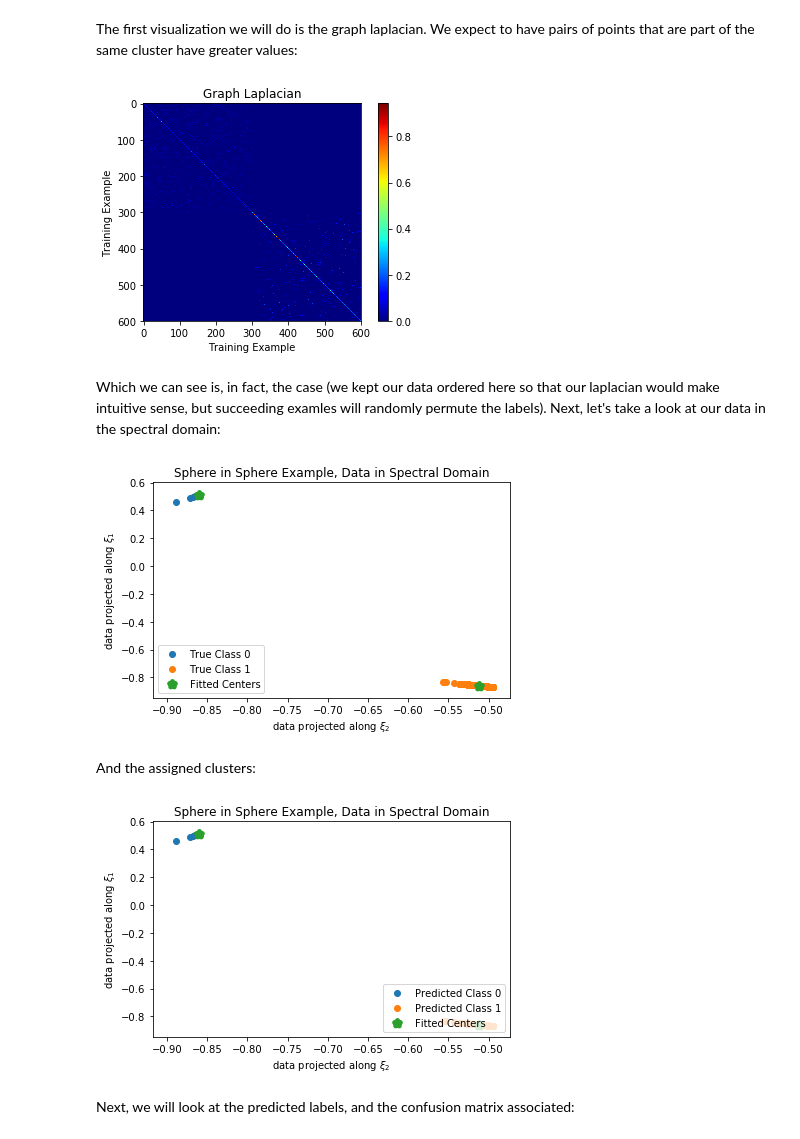
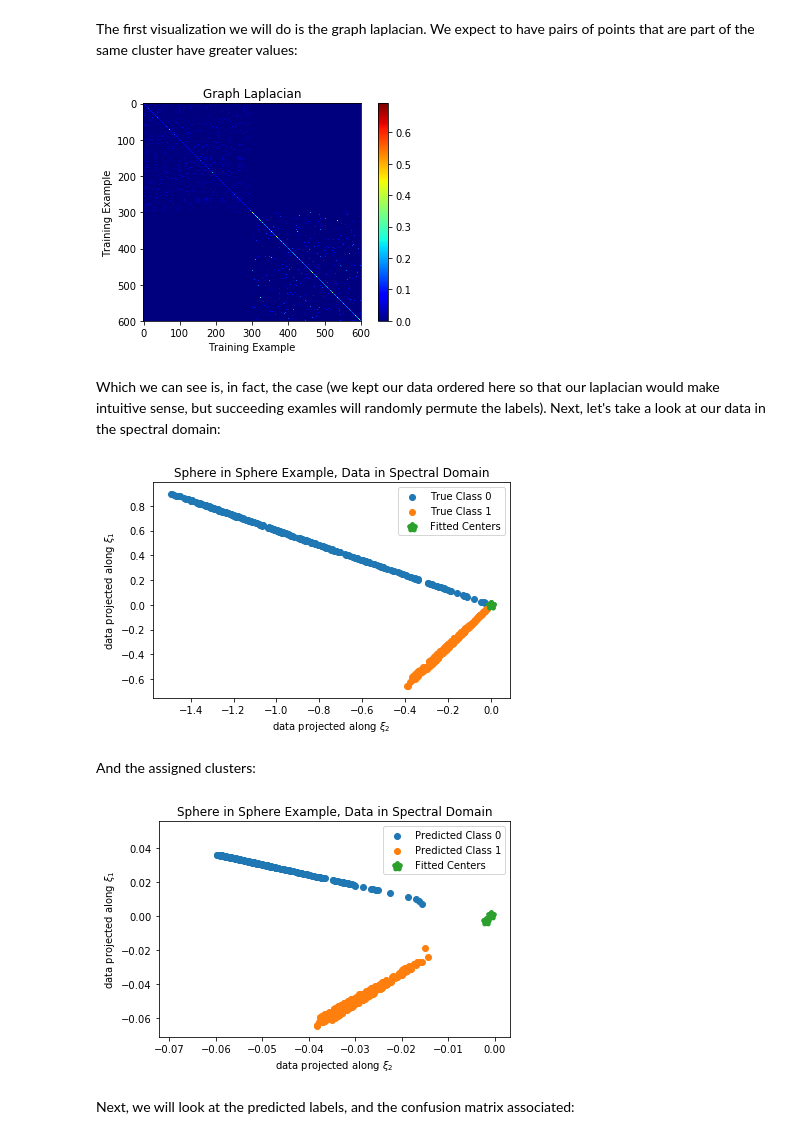
Before and after one commit to ebridge2/ams_446, a Jupyter notebook: Spectral.ipynb, the cells around one changed output. Cells and saved outputs as stored; diff of their text form; code cells hidden in the pictures.

Commit message:
updated spectral

```diff
--- a/Spectral.ipynb
+++ b/Spectral.ipynb
@@ -71,19 +71,19 @@ fig.show()
 # %% [markdown]
 We perform our clustering:
 # %%
-km = Kmeans(K=2)
-sp = Spectral(dim=2, kernel=RBF_kernel(np.sqrt(0.05)), clust=km, method='Ng')
+km = Kmeans(K=2, wt=True)
+sp = Spectral(dim=2, kernel=RBF_kernel(0.25), clust=km, method='Bach')
 sp.fit(data)
 # %% [markdown]
 The first visualization we will do is the graph laplacian. We expect to have pairs of points that are part of the same cluster have greater values:
 # %%
-spec_dat = sp.spectral_data()
+spec_dat = sp.spectral_data().dot(np.reciprocal(np.sqrt(sp._d))*np.identity(n*2,))
 spec_cent = sp.spectral_centers()
 
 L = sp.get_laplacian()
 flap = plot_laplacian(L)
 # %% [output]
-[figure, old version]
+[figure, new version]
 # %% [markdown]
 Which we can see is, in fact, the case (we kept our data ordered here so that our laplacian would make intuitive sense, but succeeding examles will randomly permute the labels). Next, let's take a look at our data in the spectral domain:
 # %%
@@ -97,36 +97,36 @@ scat3 = ax.scatter(spec_cent[0, :], spec_cent[1, :],
 ax.set_title('Sphere in Sphere Example, Data in Spectral Domain')
 ax.legend((scat1, scat2, scat3),
           ('True Class 0', 'True Class 1', 'Fitted Centers'),
-          loc='lower left')
+          loc='upper right')
 ax.set_ylabel(r'data projected along $\xi_1$')
 ax.set_xlabel(r'data projected along $\xi_2$')
 fig.tight_layout()
 fig.show()
 # %% [output]
-[figure, old version]
+[figure, new version]
 # %% [markdown]
 And the assigned clusters:
 # %%
 # visualize
 pred_labels = sp.get_assignments()
 fig = plt.figure()
 ax = fig.add_subplot(111)
 scat1 = ax.scatter(spec_dat[0, pred_labels == 0],
                    spec_dat[1, pred_labels == 0])
 scat2 = ax.scatter(spec_dat[0, pred_labels == 1],
                    spec_dat[1, pred_labels == 1])
 scat3 = ax.scatter(spec_cent[0, :], spec_cent[1, :],
                    marker='*', linewidths=5)
 ax.set_title('Sphere in Sphere Example, Data in Spectral Domain')
 ax.legend((scat1, scat2, scat3),
           ('Predicted Class 0', 'Predicted Class 1', 'Fitted Centers'),
-          loc='lower right')
+          loc='upper right')
 ax.set_ylabel(r'data projected along $\xi_1$')
 ax.set_xlabel(r'data projected along $\xi_2$')
 fig.tight_layout()
 fig.show()
 # %% [output]
-[figure, old version]
+[figure, new version]
 # %% [markdown]
 Next, we will look at the predicted labels, and the confusion matrix associated:
 # %%
```
Also changed, not shown: parts of 1 cell of this notebook, 2 other files.
